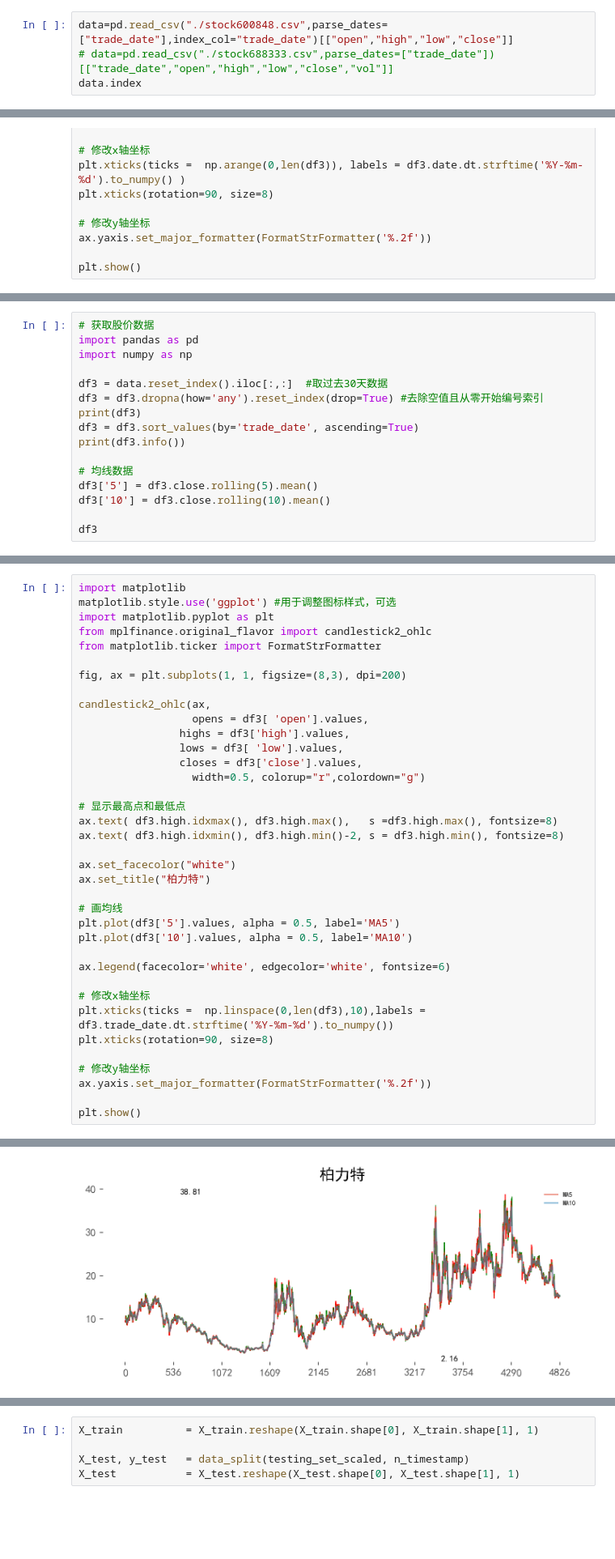
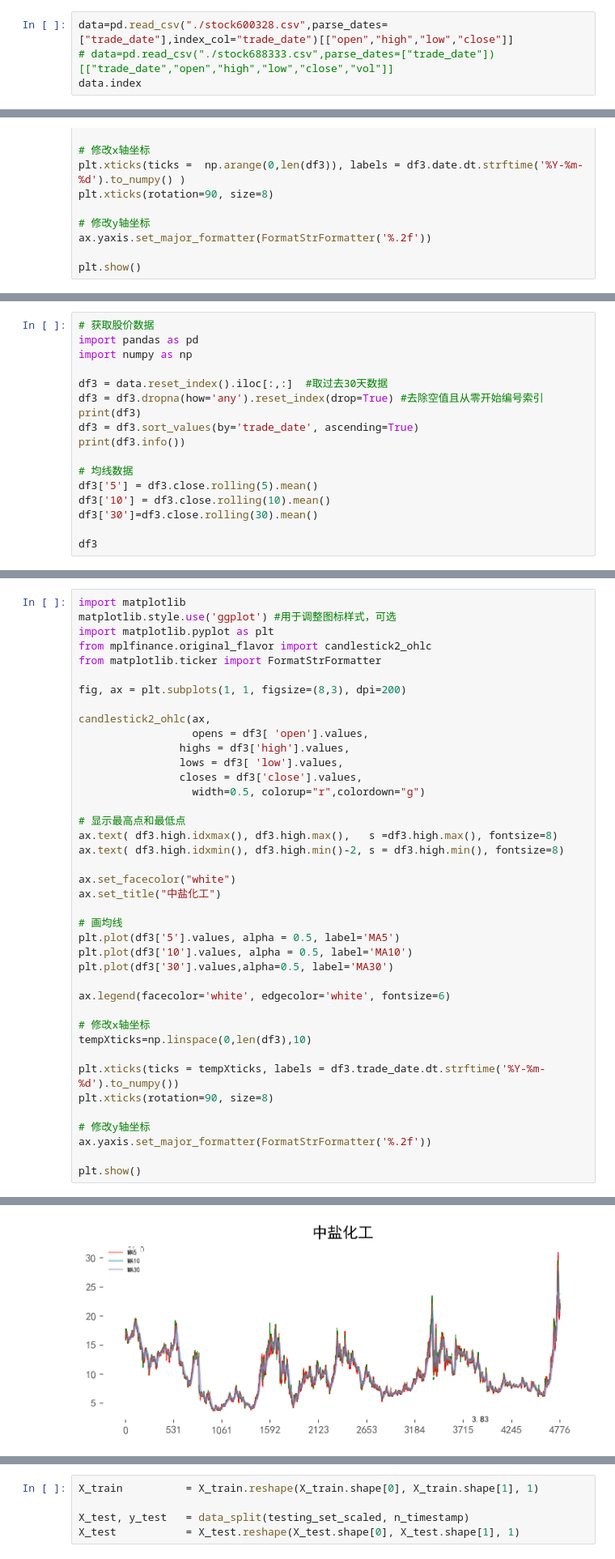
Before and after one commit to besttea/BestteaPythonWork, a Jupyter notebook: stocktest/stocktest.ipynb, the cells around one changed output, grey strips where cells are left out. Shown: that part at 81% size. Cells and saved outputs as stored; diff of their text form; blank space fills up the shorter version.

```diff
--- a/stocktest/stocktest.ipynb
+++ b/stocktest/stocktest.ipynb
@@ -85,5 +85,5 @@ data.to_csv("stock600848.csv")
 # %%
-data=pd.read_csv("./stock600848.csv",parse_dates=["trade_date"],index_col="trade_date")[["open","high","low","close"]]
+data=pd.read_csv("./stock600328.csv",parse_dates=["trade_date"],index_col="trade_date")[["open","high","low","close"]]
 # data=pd.read_csv("./stock688333.csv",parse_dates=["trade_date"])[["trade_date","open","high","low","close","vol"]]
 data.index
 # %% [output]
@@ -183,6 +183,7 @@ print(df3.info())
 # 均线数据
 df3['5'] = df3.close.rolling(5).mean()
 df3['10'] = df3.close.rolling(10).mean()
+df3['30']=df3.close.rolling(30).mean()
 
 df3
 # %% [output]
@@ -237,16 +238,19 @@ ax.text( df3.high.idxmax(), df3.high.max(),   s =df3.high.max(), fontsize=8)
 ax.text( df3.high.idxmin(), df3.high.min()-2, s = df3.high.min(), fontsize=8)
 
 ax.set_facecolor("white")
-ax.set_title("柏力特")
+ax.set_title("中盐化工")
 
 # 画均线
 plt.plot(df3['5'].values, alpha = 0.5, label='MA5')
 plt.plot(df3['10'].values, alpha = 0.5, label='MA10')
+plt.plot(df3['30'].values,alpha=0.5, label='MA30')
 
 ax.legend(facecolor='white', edgecolor='white', fontsize=6)
 
 # 修改x轴坐标
-plt.xticks(ticks =  np.linspace(0,len(df3),10),labels = df3.trade_date.dt.strftime('%Y-%m-%d').to_numpy())
+tempXticks=np.linspace(0,len(df3),10)
+
+plt.xticks(ticks = tempXticks, labels = df3.trade_date.dt.strftime('%Y-%m-%d').to_numpy())
 plt.xticks(rotation=90, size=8)
 
 # 修改y轴坐标
@@ -258,3 +262,3 @@ ValueError: The number of FixedLocator locations (10), usually from a call to se
-[figure, old version]
+[figure, new version]
 # %%
 
```
Also changed, not shown: parts of 15 cells of this notebook, 3 other files.
